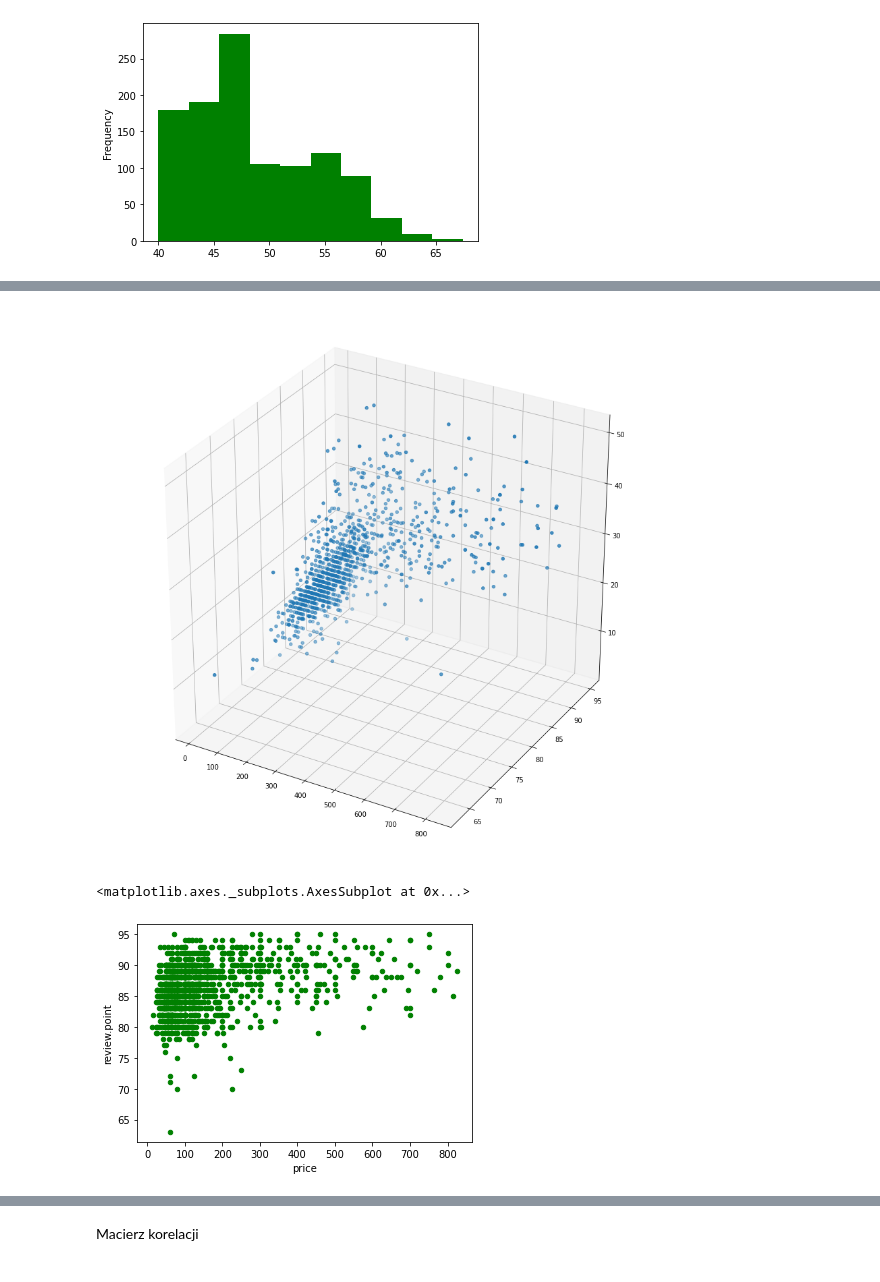
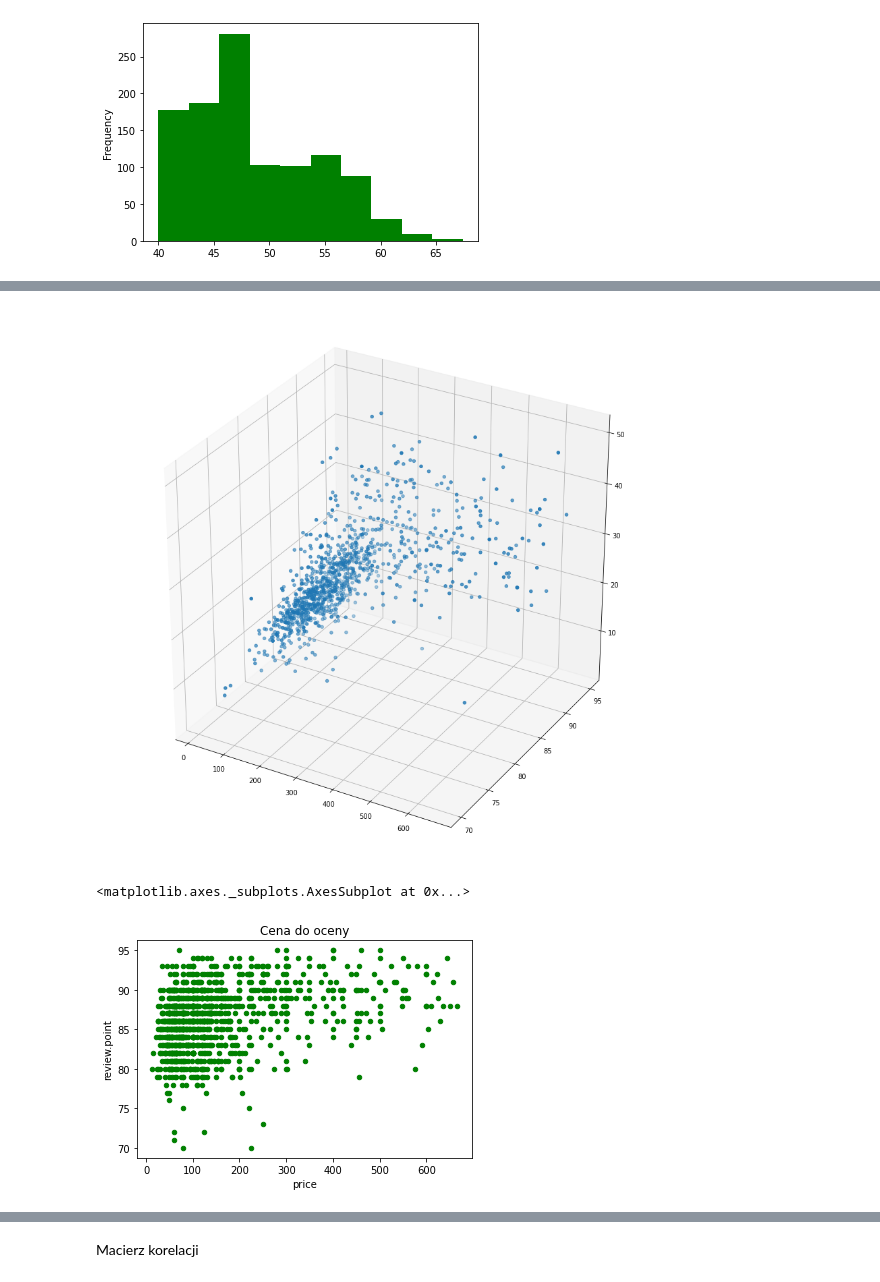
Before and after one commit to lynxoo/ue-wroc-sad, a Jupyter notebook: SAD.ipynb, the cells around one changed output, grey strips where cells are left out. Cells and saved outputs as stored; diff of their text form; code cells hidden in the pictures.

```diff
--- a/SAD.ipynb
+++ b/SAD.ipynb
@@ -208,5 +210,5 @@ dtype: float64
 # %%
-outliers = (scotch < (q1 - 4.0 * iqr)) | (scotch > (q3 + 4.0 * iqr))
+outliers = (scotch < (q1 - 3.0 * iqr)) | (scotch > (q3 + 3.0 * iqr))
 outliers.sum()
 # %% [output]
 abv              0
@@ -283,9 +297,9 @@ threedee = plt.figure(figsize=(15,15)).gca(projection='3d')
 threedee.scatter(scotch['price'], scotch['review.point'], scotch['age'])
 plt.show()
 # %% [output]
-[figure, old version]
+[figure, new version]
 # %%
-scotch.plot.scatter(x='price', y='review.point', color='green')
+scotch.plot.scatter(x='price', y='review.point', title='Cena do oceny', color='green')
 # %% [output]
 <matplotlib.axes._subplots.AxesSubplot at 0x...>
-[figure, old version]
+[figure, new version]
```
Also changed, not shown: parts of 41 cells of this notebook.
